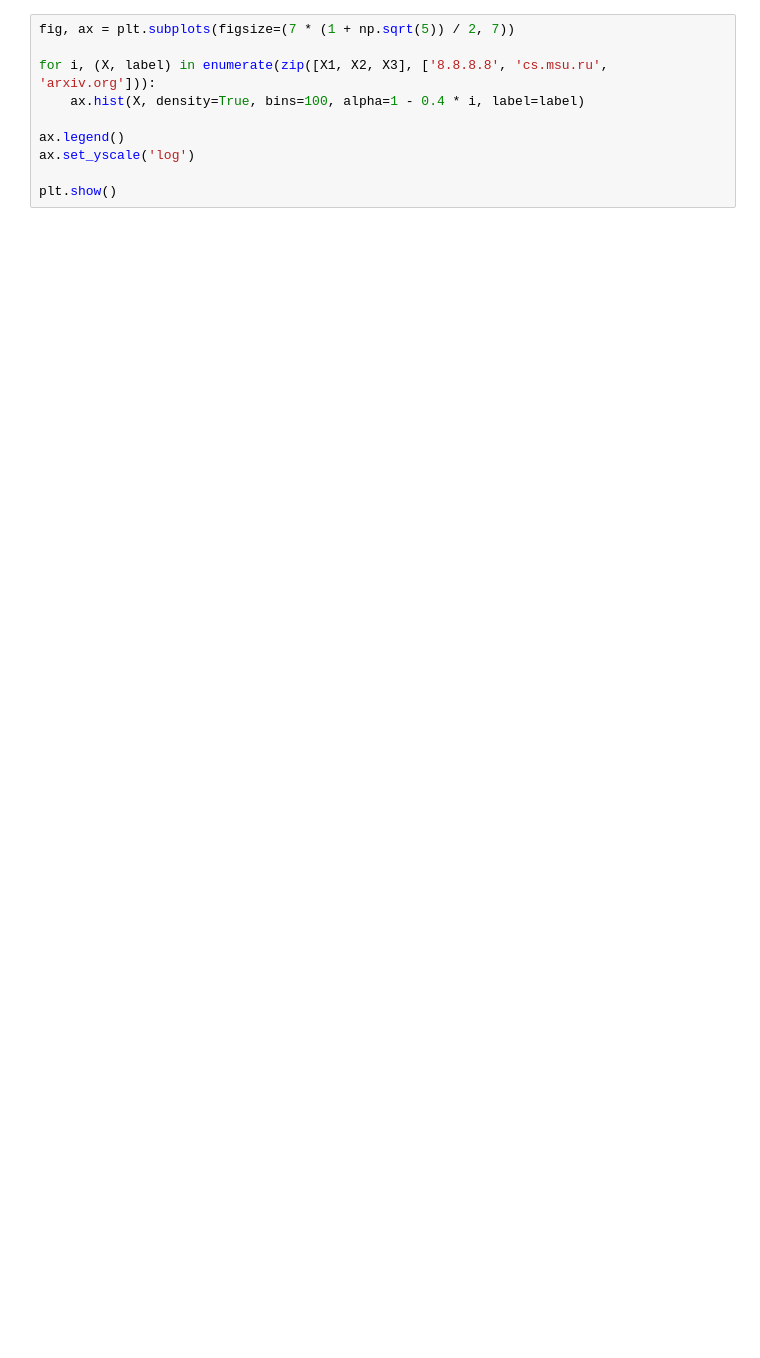
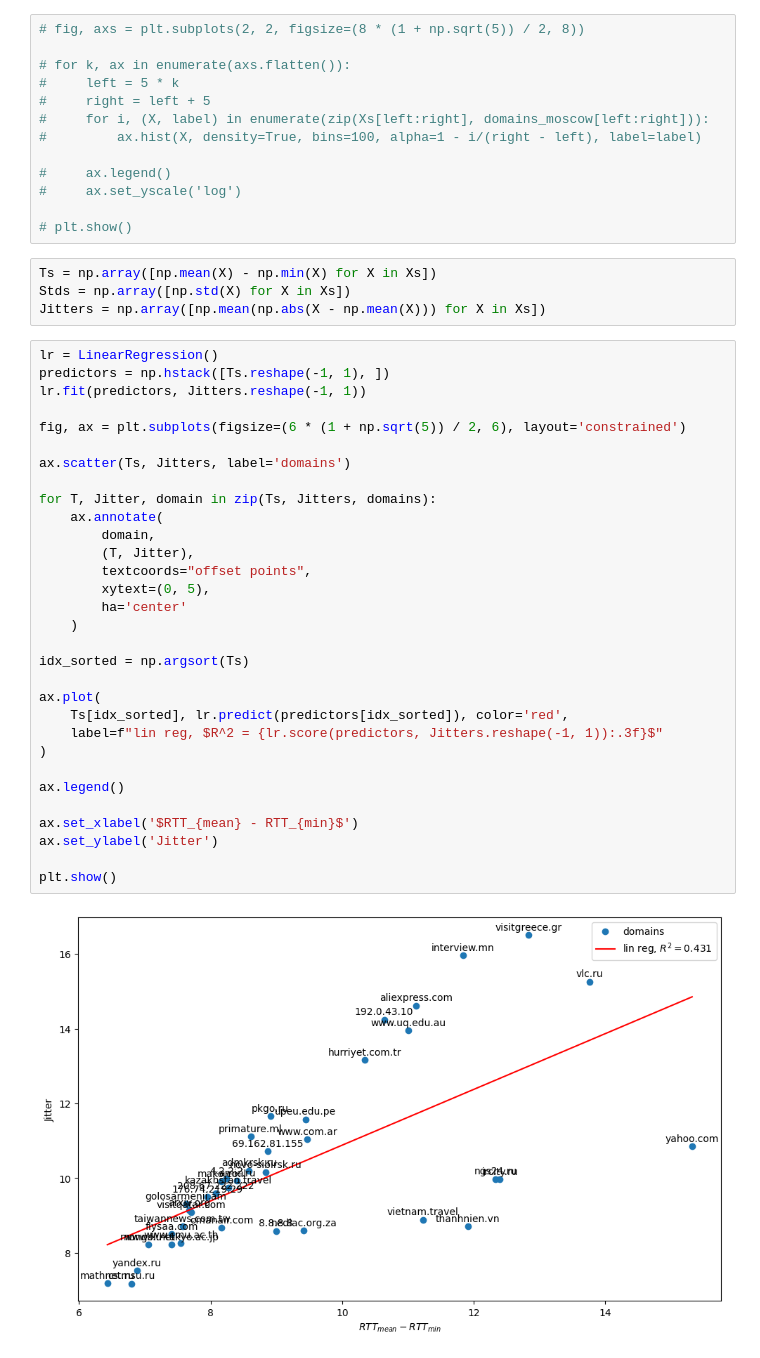
Before and after one commit to yuriykurinov/discretized_filter, a Jupyter notebook: ping.ipynb, the cells around one changed output. Drawn from its saved outputs; the diff is of its cells as text; blank space fills up the shorter version.

```diff
--- a/ping.ipynb
+++ b/ping.ipynb
@@ -28,10 +135,50 @@ X3 = pd.read_csv('ping_times_arxiv.org_20251224_105831.log', header=None, commen
 # %%
-fig, ax = plt.subplots(figsize=(7 * (1 + np.sqrt(5)) / 2, 7))
+# fig, axs = plt.subplots(2, 2, figsize=(8 * (1 + np.sqrt(5)) / 2, 8))
 
-for i, (X, label) in enumerate(zip([X1, X2, X3], ['8.8.8.8', 'cs.msu.ru', 'arxiv.org'])):
-    ax.hist(X, density=True, bins=100, alpha=1 - 0.4 * i, label=label)
+# for k, ax in enumerate(axs.flatten()):
+#     left = 5 * k
+#     right = left + 5
+#     for i, (X, label) in enumerate(zip(Xs[left:right], domains_moscow[left:right])):
+#         ax.hist(X, density=True, bins=100, alpha=1 - i/(right - left), label=label)
 
-ax.legend()
-ax.set_yscale('log')
+#     ax.legend()
+#     ax.set_yscale('log')
 
-plt.show()
+# plt.show()
+# %%
+Ts = np.array([np.mean(X) - np.min(X) for X in Xs])
+Stds = np.array([np.std(X) for X in Xs])
+Jitters = np.array([np.mean(np.abs(X - np.mean(X))) for X in Xs])
+# %%
+lr = LinearRegression()
+predictors = np.hstack([Ts.reshape(-1, 1), ])
+lr.fit(predictors, Jitters.reshape(-1, 1))
+
+fig, ax = plt.subplots(figsize=(6 * (1 + np.sqrt(5)) / 2, 6), layout='constrained')
+
+ax.scatter(Ts, Jitters, label='domains')
+
+for T, Jitter, domain in zip(Ts, Jitters, domains):
+    ax.annotate(
+        domain,
+        (T, Jitter),
+        textcoords="offset points",
+        xytext=(0, 5),
+        ha='center'
+    )
+
+idx_sorted = np.argsort(Ts)
+
+ax.plot(
+    Ts[idx_sorted], lr.predict(predictors[idx_sorted]), color='red',
+    label=f"lin reg, $R^2 = {lr.score(predictors, Jitters.reshape(-1, 1)):.3f}$"
+)
+
+ax.legend()
+
+ax.set_xlabel('$RTT_{mean} - RTT_{min}$')
+ax.set_ylabel('Jitter')
+
+plt.show()
+# %% [output]
+[figure, added]
```
Also changed, not shown: parts of 15 cells of this notebook, 7 other files.
